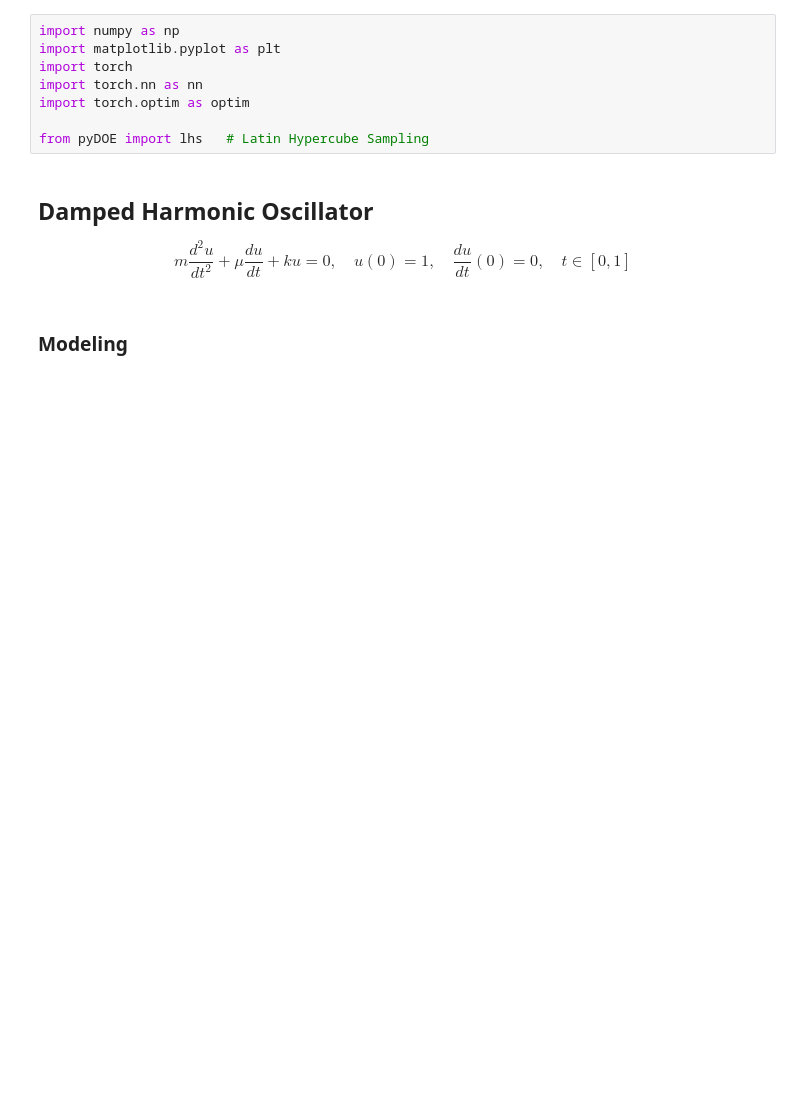
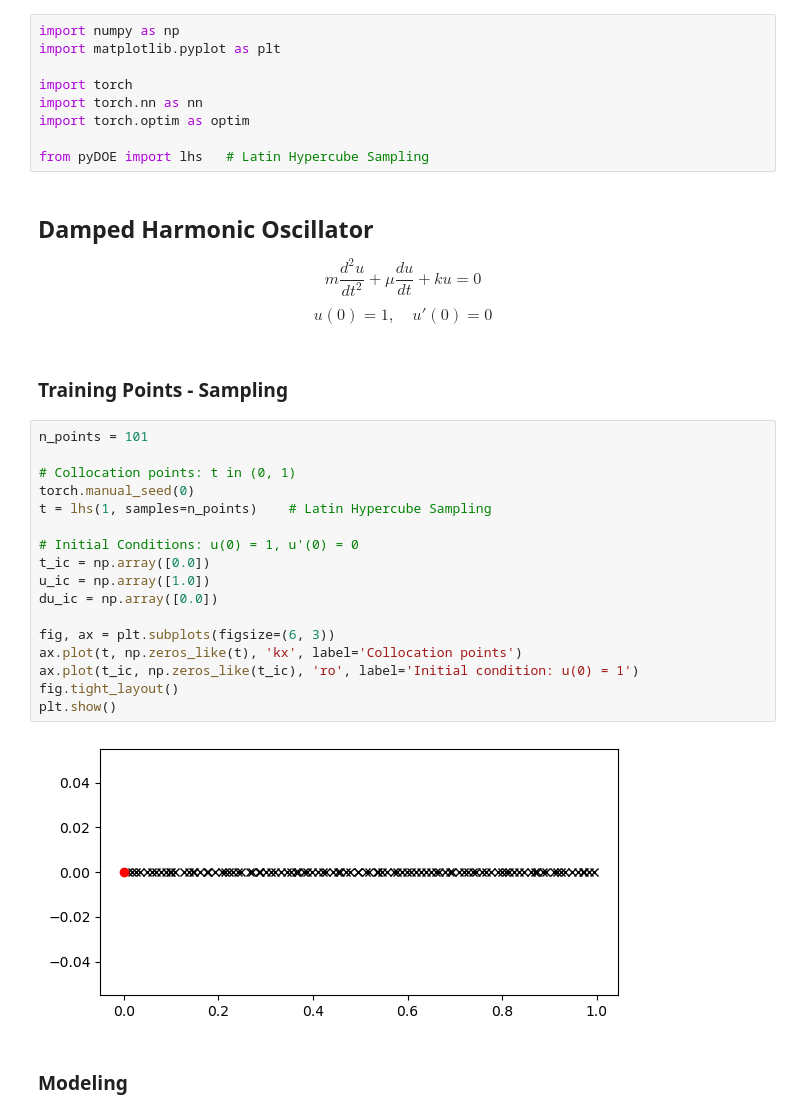
Before and after one commit to nampluskr/deep_learning_tutorials, a Jupyter notebook: edu_2025_ai/ex-02_harmonic_oscillaror.ipynb, the cells around one changed output. Drawn from its saved outputs; the diff is of its cells as text; blank space fills up the shorter version.

```diff
--- a/edu_2025_ai/ex-02_harmonic_oscillaror.ipynb
+++ b/edu_2025_ai/ex-02_harmonic_oscillaror.ipynb
@@ -1,6 +1,7 @@
 # %%
 import numpy as np
 import matplotlib.pyplot as plt
+
 import torch
 import torch.nn as nn
 import torch.optim as optim
@@ -9,7 +10,29 @@ from pyDOE import lhs   # Latin Hypercube Sampling
 # %% [markdown]
 ## Damped Harmonic Oscillator
 
-$$m\frac{d^2 u}{dt^2} + \mu\frac{du}{dt} + ku = 0,\quad u(0) = 1,\quad \frac{du}{dt}(0) = 0,\quad t\in[0, 1]$$
+$$m\frac{d^2 u}{dt^2} + \mu\frac{du}{dt} + ku = 0$$
+$$u(0) = 1,\quad u'(0) = 0$$
+# %% [markdown]
+### Training Points - Sampling
+# %%
+n_points = 101
+
+# Collocation points: t in (0, 1)
+torch.manual_seed(0)
+t = lhs(1, samples=n_points)    # Latin Hypercube Sampling
+
+# Initial Conditions: u(0) = 1, u'(0) = 0
+t_ic = np.array([0.0])
+u_ic = np.array([1.0])
+du_ic = np.array([0.0])
+
+fig, ax = plt.subplots(figsize=(6, 3))
+ax.plot(t, np.zeros_like(t), 'kx', label='Collocation points')
+ax.plot(t_ic, np.zeros_like(t_ic), 'ro', label='Initial condition: u(0) = 1')
+fig.tight_layout()
+plt.show()
+# %% [output]
+[figure, added]
 # %% [markdown]
 ### Modeling
 # %%
```
Also changed, not shown: parts of 3 cells of this notebook.
